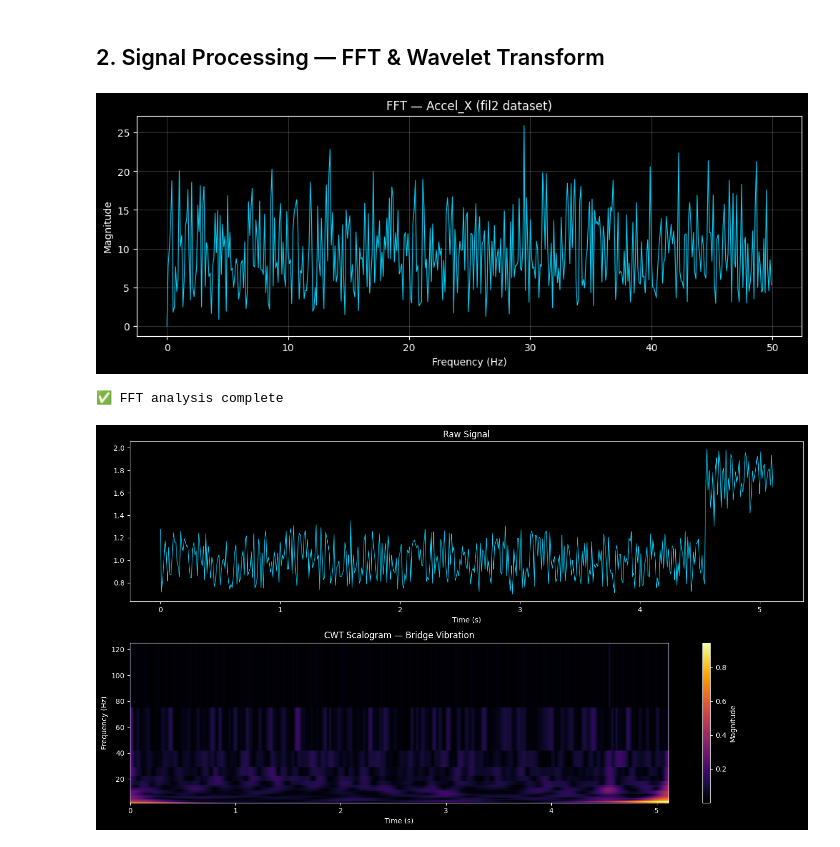
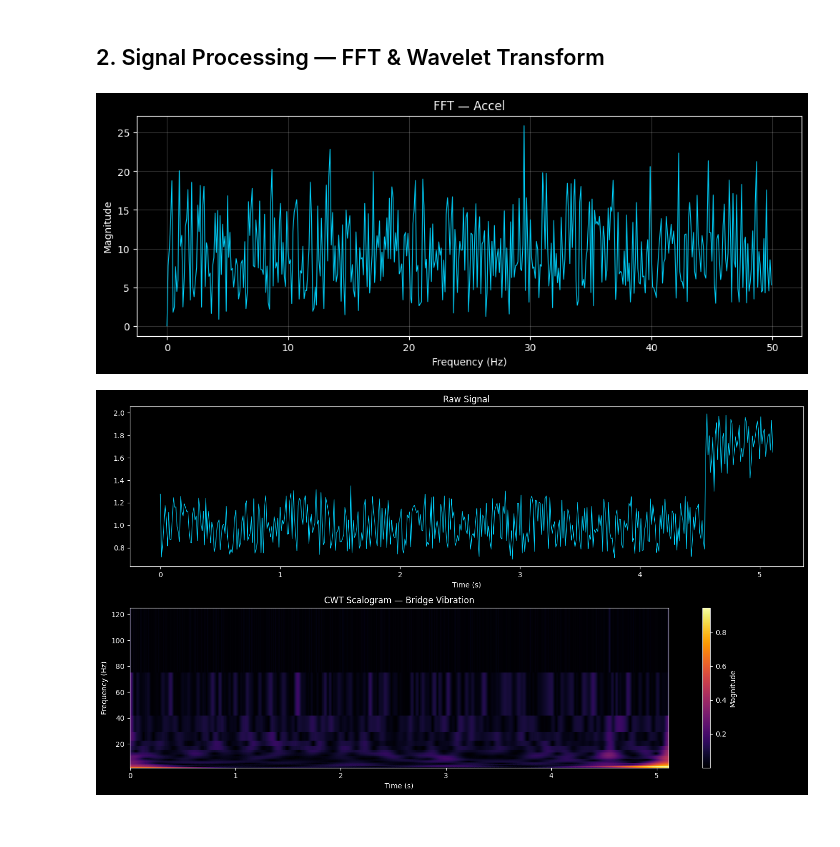
Before and after one commit to aezyus/gallifrey, a Jupyter notebook: ml/data/Analysis.ipynb, the cells around one changed output. Cells and saved outputs as stored; diff of their text form; code cells hidden in the pictures.

```diff
--- a/ml/data/Analysis.ipynb
+++ b/ml/data/Analysis.ipynb
@@ -225,7 +224,7 @@ plt.show()
 # %% [markdown]
 ## 2. Signal Processing — FFT & Wavelet Transform
 # %%
-# ─── FFT Analysis ─────────────────────────────────────────────────────────────
+# FFT Analysis
 def compute_fft(signal_data, fs=100):
     """Compute FFT and return frequencies + magnitudes."""
     N = len(signal_data)
@@ -249,37 +248,35 @@ def plot_fft_comparison(signal_clean, signal_damaged, fs=100, title='FFT Compari
         top_freqs = xf[np.argsort(yf)[-5:]]
         for f in top_freqs:
             ax.axvline(f, color='yellow', alpha=0.4, linestyle='--', linewidth=0.8)
     plt.suptitle(title, fontsize=12)
     plt.tight_layout()
     return fig
 
 # Apply to Vibration signal from Digital Twin
 if 'Vibration_ms2' in dt.columns and 'Anomaly_Detection_Score' in dt.columns:
     anomaly_thresh = dt['Anomaly_Detection_Score'].quantile(0.90)
     healthy_vib  = dt.loc[dt['Anomaly_Detection_Score'] < anomaly_thresh, 'Vibration_ms2'].dropna()[:1024]
     damaged_vib  = dt.loc[dt['Anomaly_Detection_Score'] >= anomaly_thresh, 'Vibration_ms2'].dropna()[:1024]
 
     if len(healthy_vib) > 64 and len(damaged_vib) > 64:
         fig = plot_fft_comparison(healthy_vib, damaged_vib,
                                    title='FFT: Healthy vs High-Anomaly Vibration Signals')
         fig.savefig('figures/fft_comparison.png', dpi=150, bbox_inches='tight')
         plt.show()
 
 # Also on accelerometer data
 accel_x = acc['Accel_X (m/s^2)'].dropna().values
 xf, yf = compute_fft(accel_x[:4096], fs=100)
 plt.figure(figsize=(12, 4))
 plt.plot(xf, yf, color=PALETTE[0], linewidth=0.8)
 plt.xlabel('Frequency (Hz)')
 plt.ylabel('Magnitude')
-plt.title('FFT — Accel_X (fil2 dataset)')
+plt.title('FFT — Accel')
 plt.grid(alpha=0.2)
 plt.savefig('figures/fft_accelx.png', dpi=150, bbox_inches='tight')
 plt.show()
-print('✅ FFT analysis complete')
 # %% [output]
-[figure, old version]
+[figure, new version]
-✅ FFT analysis complete
 # %%
 # Wavelet Transform (CWT + DWT)
 # Reference: IITK Wavelet approach for structural damage detection
```
Also changed, not shown: parts of 9 cells of this notebook, 12 other files.
